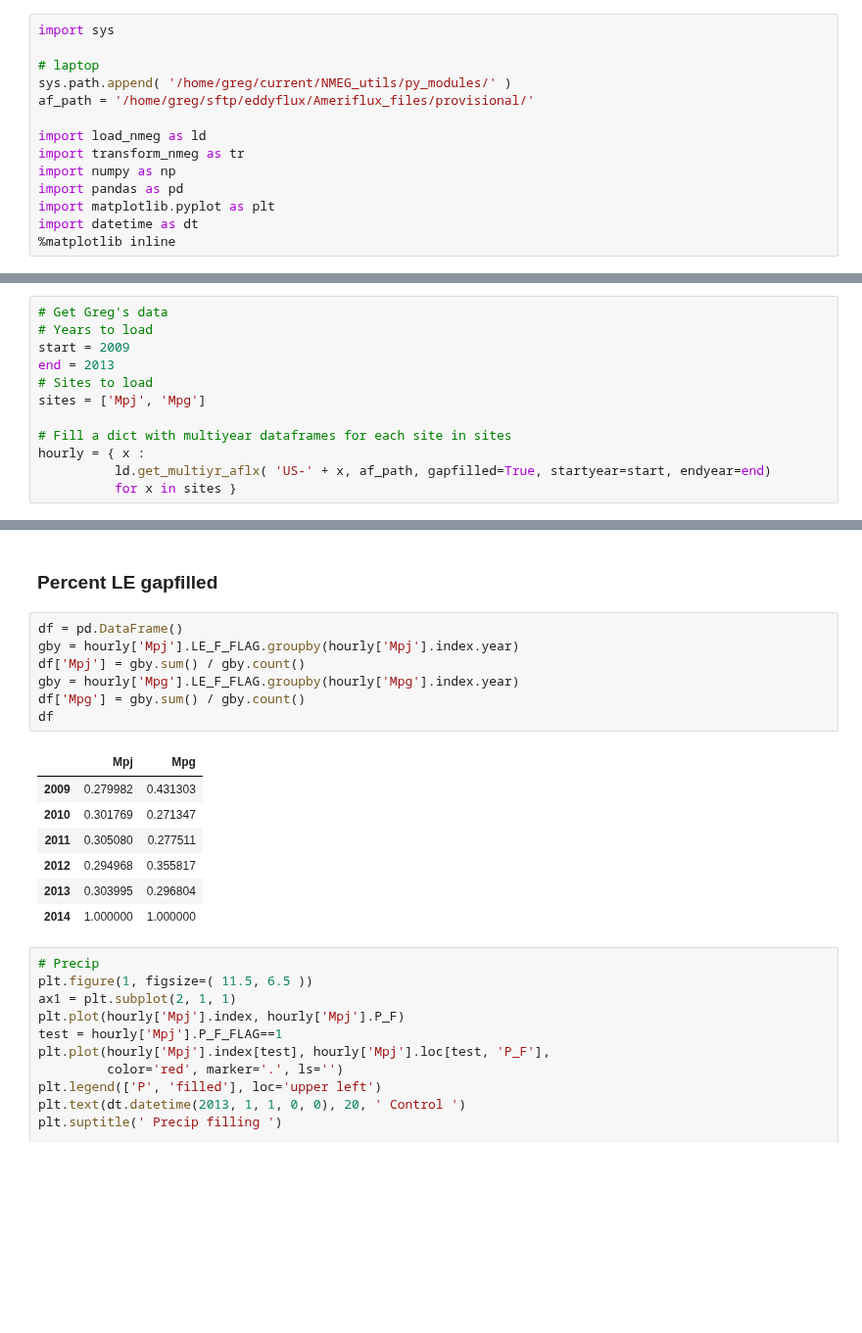
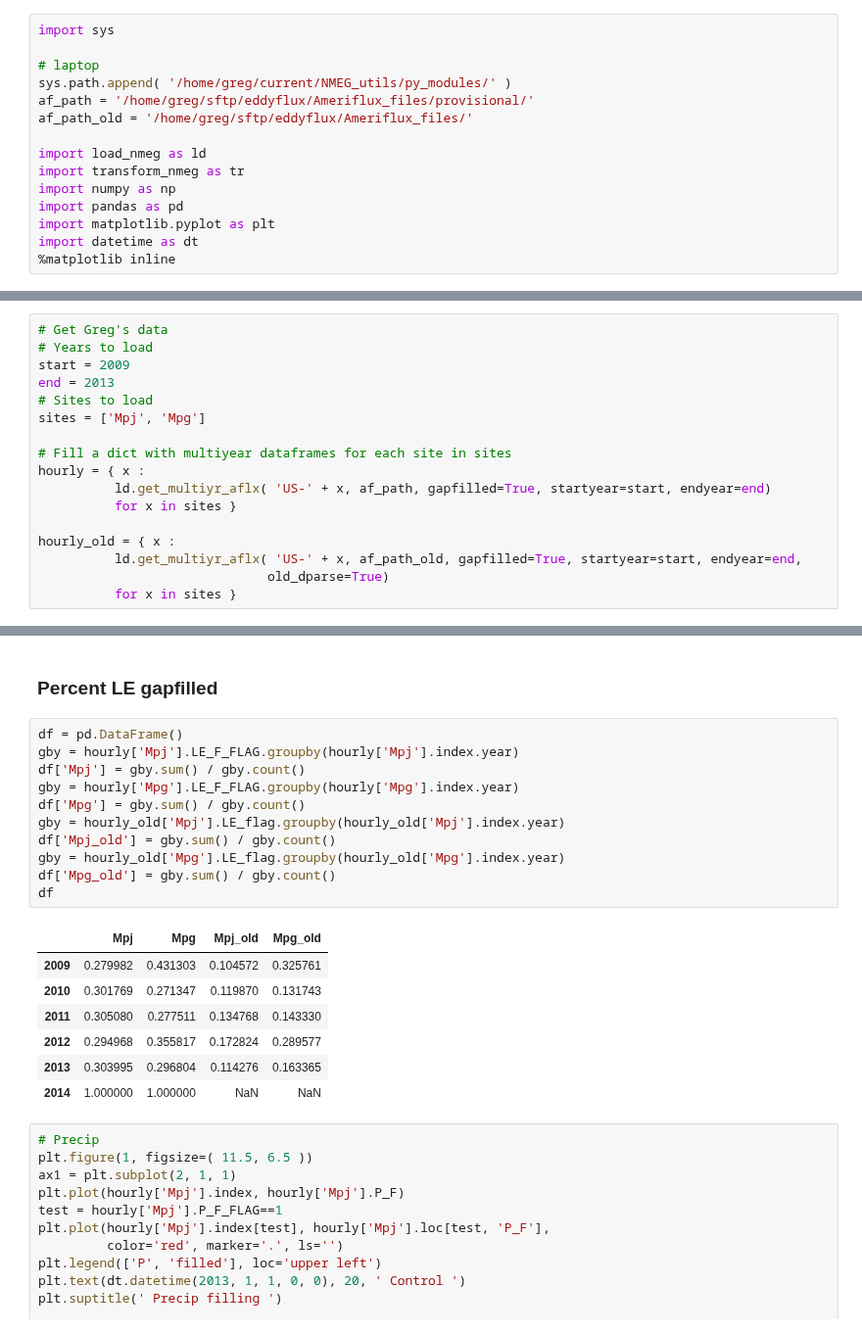
Before and after one commit to gremau/NMEG_miscellany, a Jupyter notebook: laura_vs_greg.ipynb, the cells around one changed output, grey strips where cells are left out. Shown at 98% size. Saved outputs shown, nothing was run; the diff lists cells and outputs as text; blank space fills up the shorter version.

```diff
--- a/laura_vs_greg.ipynb
+++ b/laura_vs_greg.ipynb
@@ -4,6 +4,7 @@ import sys
 # laptop
 sys.path.append( '/home/greg/current/NMEG_utils/py_modules/' )
 af_path = '/home/greg/sftp/eddyflux/Ameriflux_files/provisional/'
+af_path_old = '/home/greg/sftp/eddyflux/Ameriflux_files/'
 
 import load_nmeg as ld
 import transform_nmeg as tr
@@ -103,6 +104,11 @@ sites = ['Mpj', 'Mpg']
 hourly = { x :
           ld.get_multiyr_aflx( 'US-' + x, af_path, gapfilled=True, startyear=start, endyear=end)
           for x in sites }
+
+hourly_old = { x :
+          ld.get_multiyr_aflx( 'US-' + x, af_path_old, gapfilled=True, startyear=start, endyear=end,
+                              old_dparse=True)
+          for x in sites }
 # %% [output]
 Parsing /home/greg/sftp/eddyflux/Ameriflux_files/provisional/US-Mpj_2009_gapfilled.txt
 Parsing /home/greg/sftp/eddyflux/Ameriflux_files/provisional/US-Mpj_2010_gapfilled.txt
@@ -292,18 +330,22 @@ plt.show()
 # %%
 df = pd.DataFrame()
 gby = hourly['Mpj'].LE_F_FLAG.groupby(hourly['Mpj'].index.year)
 df['Mpj'] = gby.sum() / gby.count()
 gby = hourly['Mpg'].LE_F_FLAG.groupby(hourly['Mpg'].index.year)
 df['Mpg'] = gby.sum() / gby.count()
+gby = hourly_old['Mpj'].LE_flag.groupby(hourly_old['Mpj'].index.year)
+df['Mpj_old'] = gby.sum() / gby.count()
+gby = hourly_old['Mpg'].LE_flag.groupby(hourly_old['Mpg'].index.year)
+df['Mpg_old'] = gby.sum() / gby.count()
 df
 # %% [output]
-|  | Mpj | Mpg |
-| 2009 | 0.279982 | 0.431303 |
-| 2010 | 0.301769 | 0.271347 |
-| 2011 | 0.305080 | 0.277511 |
-| 2012 | 0.294968 | 0.355817 |
-| 2013 | 0.303995 | 0.296804 |
-| 2014 | 1.000000 | 1.000000 |
+|  | Mpj | Mpg | Mpj_old | Mpg_old |
+| 2009 | 0.279982 | 0.431303 | 0.104572 | 0.325761 |
+| 2010 | 0.301769 | 0.271347 | 0.119870 | 0.131743 |
+| 2011 | 0.305080 | 0.277511 | 0.134768 | 0.143330 |
+| 2012 | 0.294968 | 0.355817 | 0.172824 | 0.289577 |
+| 2013 | 0.303995 | 0.296804 | 0.114276 | 0.163365 |
+| 2014 | 1.000000 | 1.000000 | NaN | NaN |
 # %%
 # Precip
 plt.figure(1, figsize=( 11.5, 6.5 ))
```
Also changed, not shown: parts of 3 cells of this notebook.
